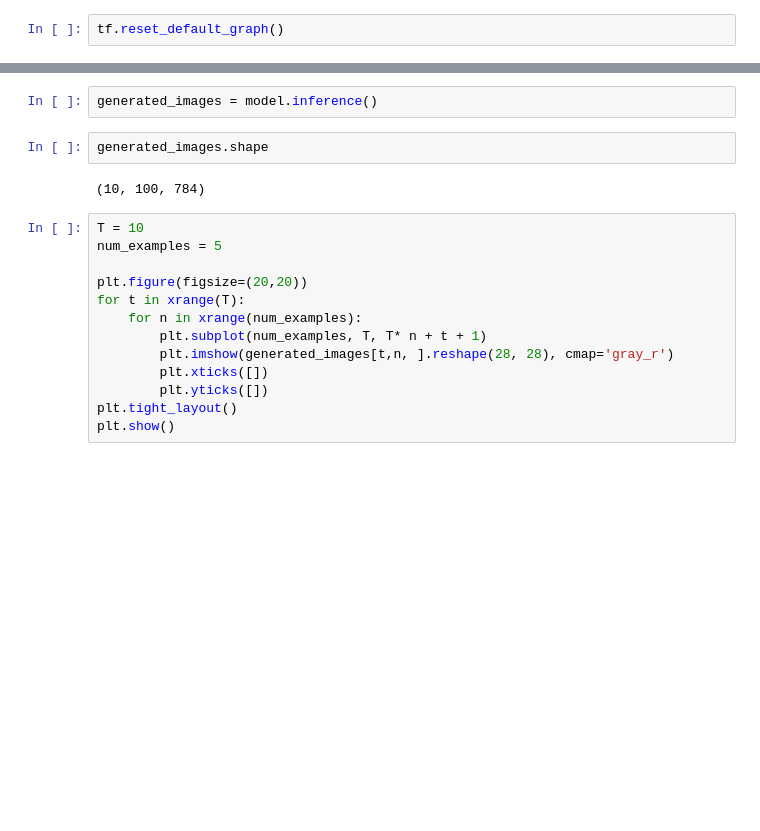
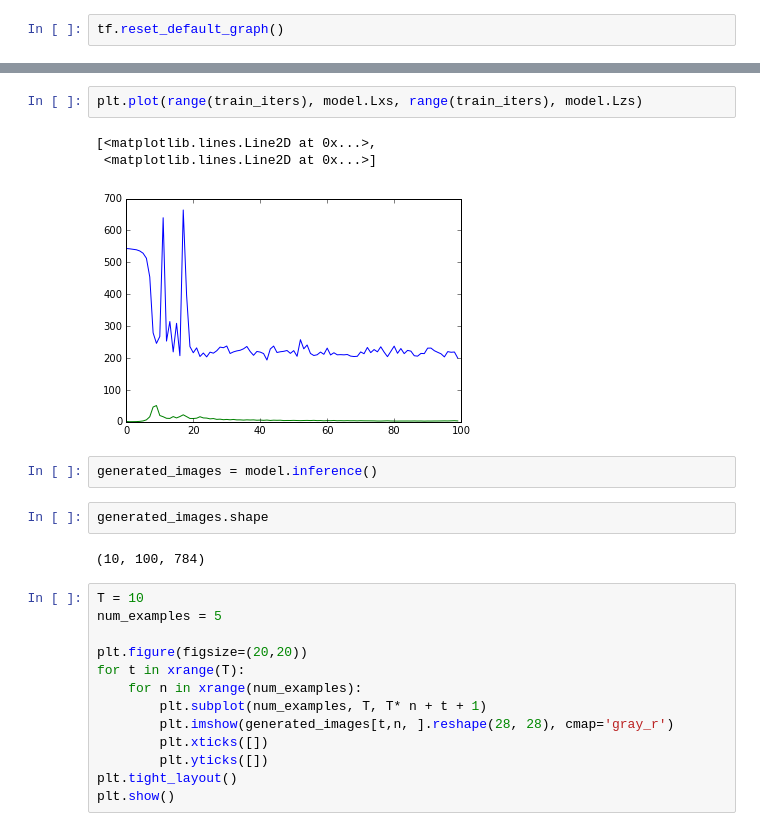
Before and after one commit to Jianbo-Lab/deep-learning-project, a Jupyter notebook: DRAW/DRAW.ipynb, the cells around one changed output, grey strips where cells are left out. Cells and saved outputs as stored; diff of their text form; blank space fills up the shorter version.

```diff
--- a/DRAW/DRAW.ipynb
+++ b/DRAW/DRAW.ipynb
@@ -43,3 +47,9 @@ iter=900 : Lx: 129.309570 Lz: 16.411743
+# %%
+plt.plot(range(train_iters), model.Lxs, range(train_iters), model.Lzs)
+# %% [output]
+[<matplotlib.lines.Line2D at 0x...>,
+ <matplotlib.lines.Line2D at 0x...>]
+[figure, added]
 # %%
 generated_images = model.inference()
 # %%
```
Also changed, not shown: parts of 5 cells of this notebook, 3 other files.
